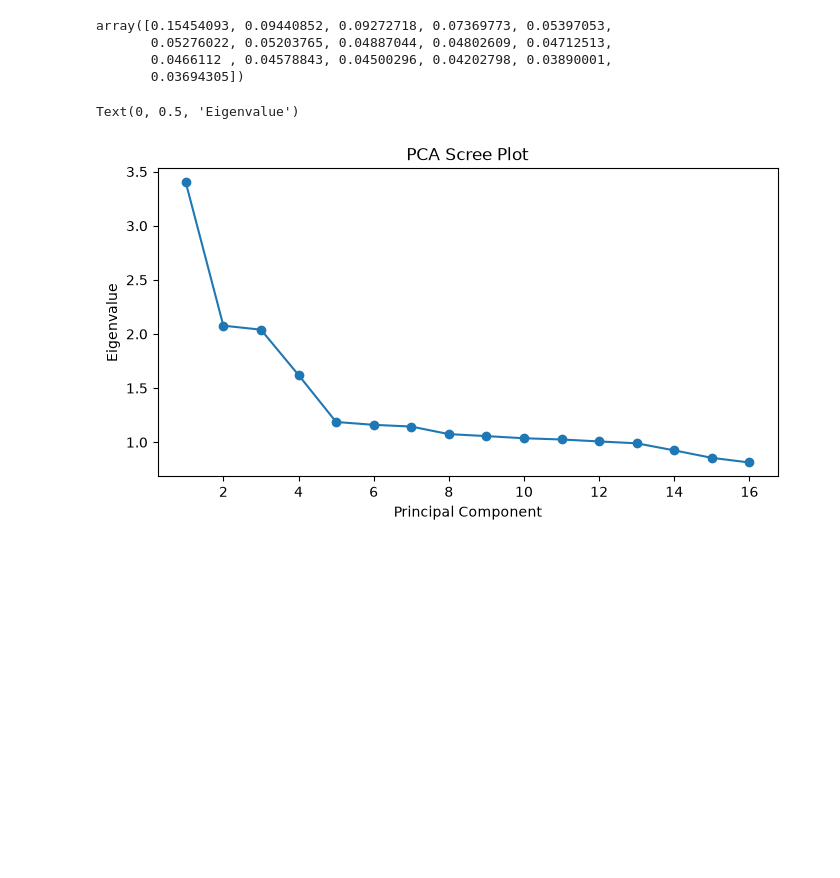
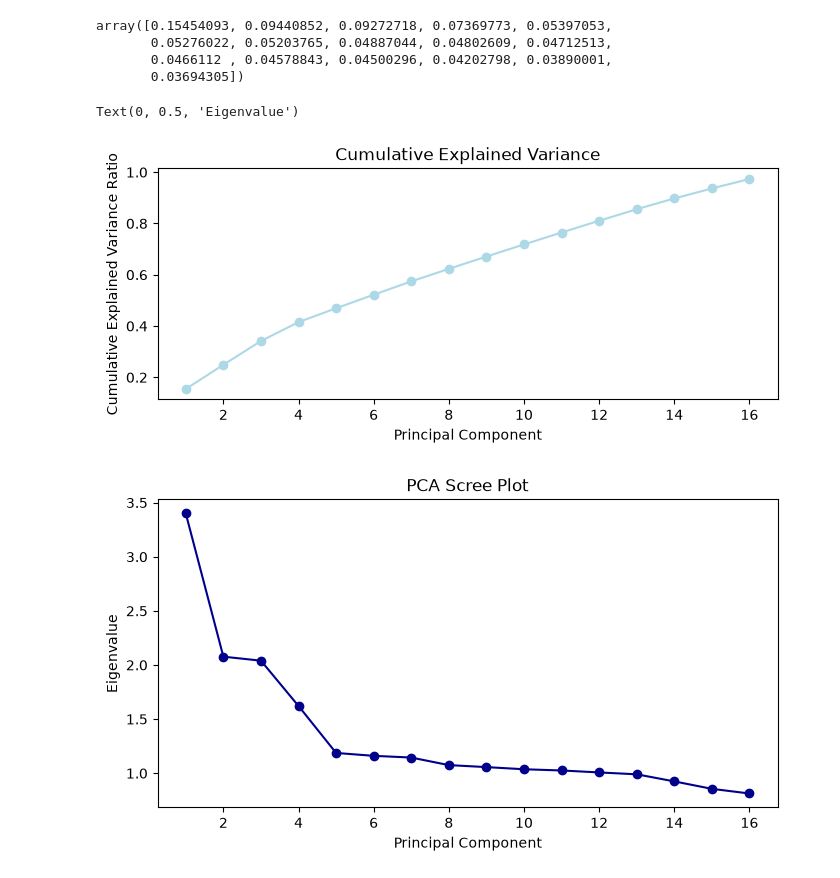
Before and after one commit to IshaanShanavas/AirbnbAICA1, a Jupyter notebook: project.ipynb, the cells around one changed output. Saved outputs shown, nothing was run; the diff lists cells and outputs as text; code cells hidden in the pictures; blank space fills up the shorter version.

Commit message:
Implemented a plot for cumulative explained variance

```diff
--- a/project.ipynb
+++ b/project.ipynb
@@ -256,12 +256,20 @@ array([0.15454093, 0.09440852, 0.09272718, 0.07369773, 0.05397053,
        0.0466112 , 0.04578843, 0.04500296, 0.04202798, 0.03890001,
        0.03694305])
 # %%
+# Cumulative explained variance
+plt.figure(figsize=(8, 3))
+plt.plot(range(1, pca.n_components_ + 1), pca.explained_variance_ratio_.cumsum(), marker='o', color='lightblue')
+plt.title('Cumulative Explained Variance')
+plt.xlabel('Principal Component')
+plt.ylabel('Cumulative Explained Variance Ratio')
+
 # Scree Plot
 plt.figure(figsize=(8, 4))
-plt.plot(range(1, pca.n_components_ + 1), pca.explained_variance_, marker='o')
+plt.plot(range(1, pca.n_components_ + 1), pca.explained_variance_, marker='o', color='darkblue')
 plt.title('PCA Scree Plot')
 plt.xlabel('Principal Component')
 plt.ylabel('Eigenvalue')
 # %% [output]
 Text(0, 0.5, 'Eigenvalue')
-[figure, old version]
+[figure, new version]
+[figure, added]
```
